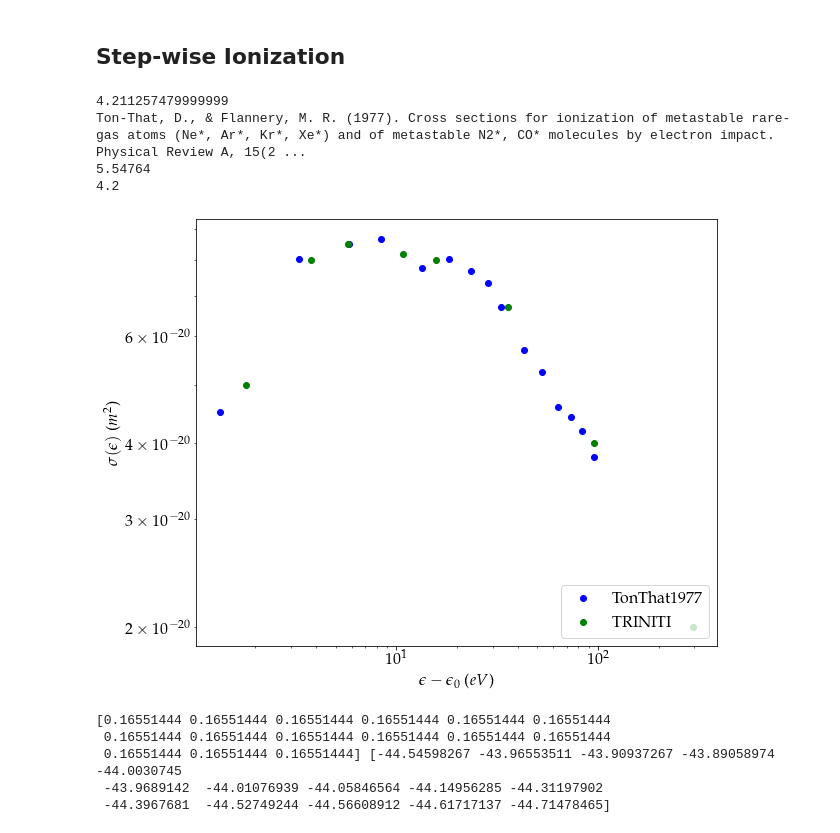
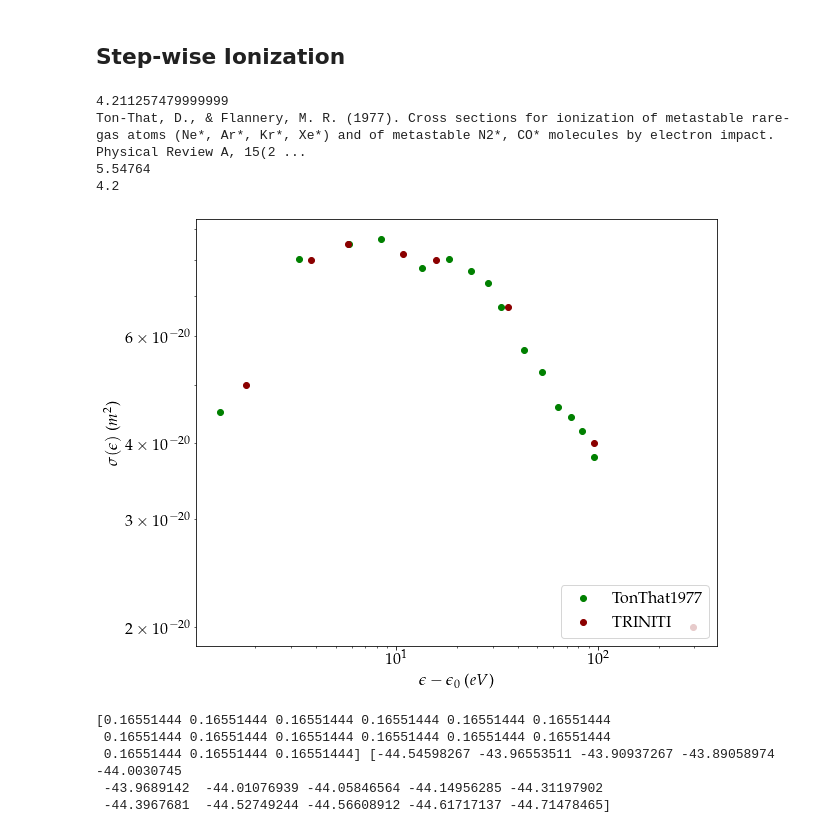
Before and after one commit to dreamer2368/uncertain-crs, a Jupyter notebook: bolsig/crs-exp-Bayes-gpr.ipynb, the cells around one changed output. Drawn from its saved outputs; the diff is of its cells as text; code cells hidden in the pictures.

```diff
--- a/bolsig/crs-exp-Bayes-gpr.ipynb
+++ b/bolsig/crs-exp-Bayes-gpr.ipynb
@@ -1694,7 +1694,7 @@ Nw = 25
 wtest = np.linspace(-5,9.,Nw)
 Etest = np.exp(wtest) + E_ext[level-1]
 
-inds = np.random.randint(len(flat_samples), size=100)
+inds = np.random.randint(len(flat_samples), size=7200)
 for ind in inds:
     sample = flat_samples[ind]
     models = Excite_metastable(level,sample[:2],Etest)
@@ -2881,39 +3021,39 @@ plt.rcParams.update({
 plt.figure(1)
 for k, Wk in enumerate(W):
 #     plt.errorbar(Wk[:,0]-deltaE,Wk[:,1],yerr=Wk[:,2],fmt='.',color=colors[k],label=targetrefs[k])
-    plt.loglog(Wk[:,0]-deltaE,Wk[:,1],'o',color=colors[k],label=targetrefs[k])
+    plt.loglog(Wk[:,0]-deltaE,Wk[:,1],'o',color=colors[k+1],label=targetrefs[k])
 # plt.loglog(Etest - deltaE,model0,'-k')
 plt.xscale('log')
 plt.yscale('log')
 plt.xlabel('$\epsilon - \epsilon_0$ ($eV$)')
 plt.ylabel('$\sigma(\epsilon)$ ($m^2$)')
 
 # h = []
 # for k, dataset in enumerate(datasets[:-2]):
 #     if ((dataset=="Phelps") or (dataset=="Morgan")): continue
 #     filename = "./crs/%s.txt" % dataset
 #     tmp = cross.multipleCrossSections(filename)
 
 #     for c in tmp.crs:
 #         if ((c.colType==2) and (c.deltaE<11.6)):
 # #         if ((c.colType==2) and (c.deltaE>11.8) and (c.deltaE<11.9)):
 #             targetmf = np.copy(c.data[1:,:])
 #             plt.loglog(targetmf[:,0] - E_ext[level-1],targetmf[:,1],'-')
 #             h += [dataset]
 # plt.title('Excitation 11.55eV')
 plt.legend(loc="lower right")
 fig = plt.gcf()
 fig.set_size_inches(9, 7)
 plt.tight_layout()
 plt.show()
 # fig.savefig("./dataset1.pdf", dpi=600)
 fig.savefig('./step-wise.ionization.exp.pdf',dpi=1200)
 # %% [output]
 4.211257479999999
 Ton-That, D., & Flannery, M. R. (1977). Cross sections for ionization of metastable rare-gas atoms (Ne*, Ar*, Kr*, Xe*) and of metastable N2*, CO* molecules by electron impact. Physical Review A, 15(2 ...
 5.54764
 4.2
-[figure, old version]
+[figure, new version]
 # %%
 Wlog = []
 for Wk in W:
```
Also changed, not shown: parts of 4 cells of this notebook, 2 other files.
